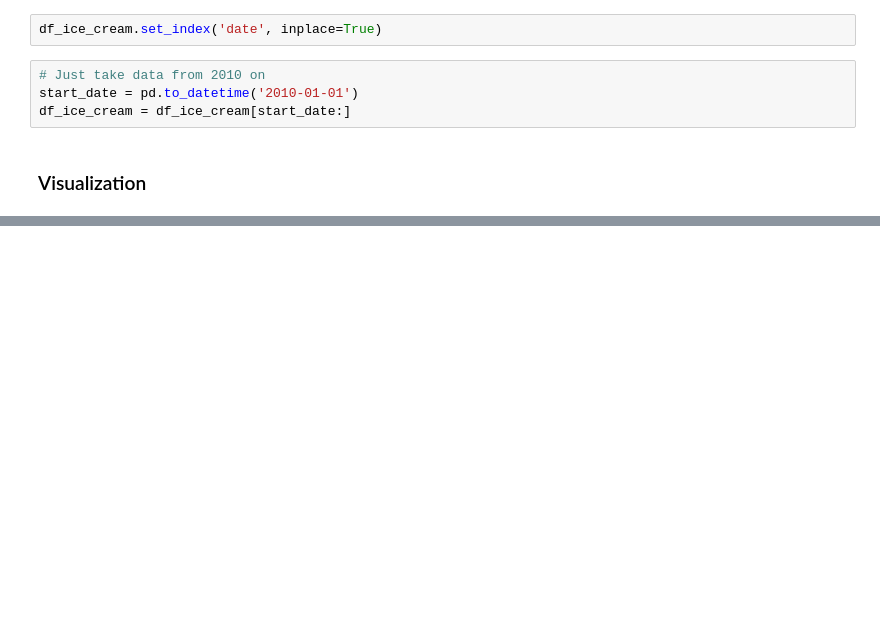
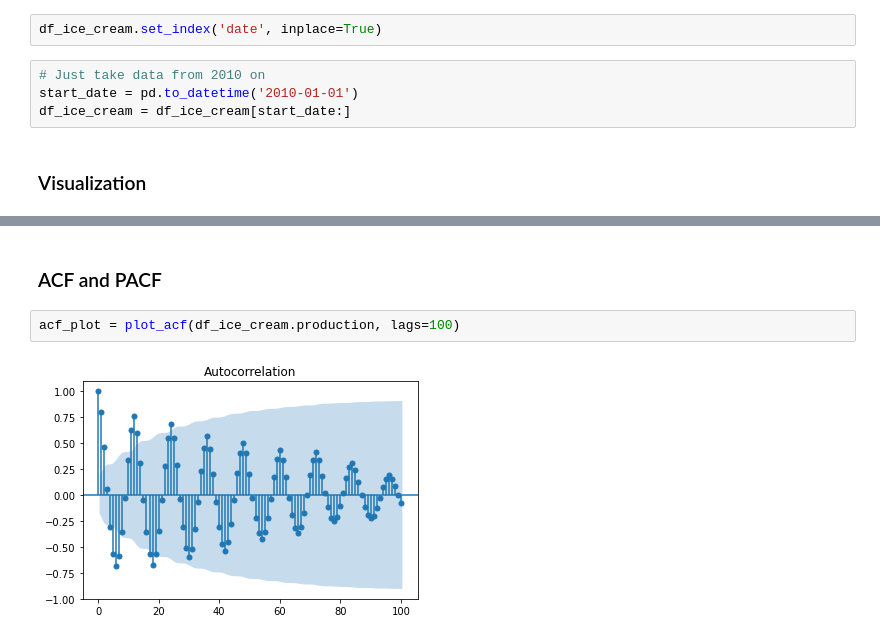
Before and after one commit to jonas-fullstack-dev/ts-auto-correlation, a Jupyter notebook: acf_pacf.ipynb, the cells around one changed output, grey strips where cells are left out. Drawn from its saved outputs; the diff is of its cells as text; blank space fills up the shorter version.

Commit message:
Add ACF and PACF plots

```diff
--- a/acf_pacf.ipynb
+++ b/acf_pacf.ipynb
@@ -45,0 +46,6 @@ ParserError: month must be in 1..12: 201301-01
+# %% [markdown]
+### ACF and PACF
+# %%
+acf_plot = plot_acf(df_ice_cream.production, lags=100)
+# %% [output]
+[figure, added]
```
Also changed, not shown: parts of 4 cells of this notebook.
